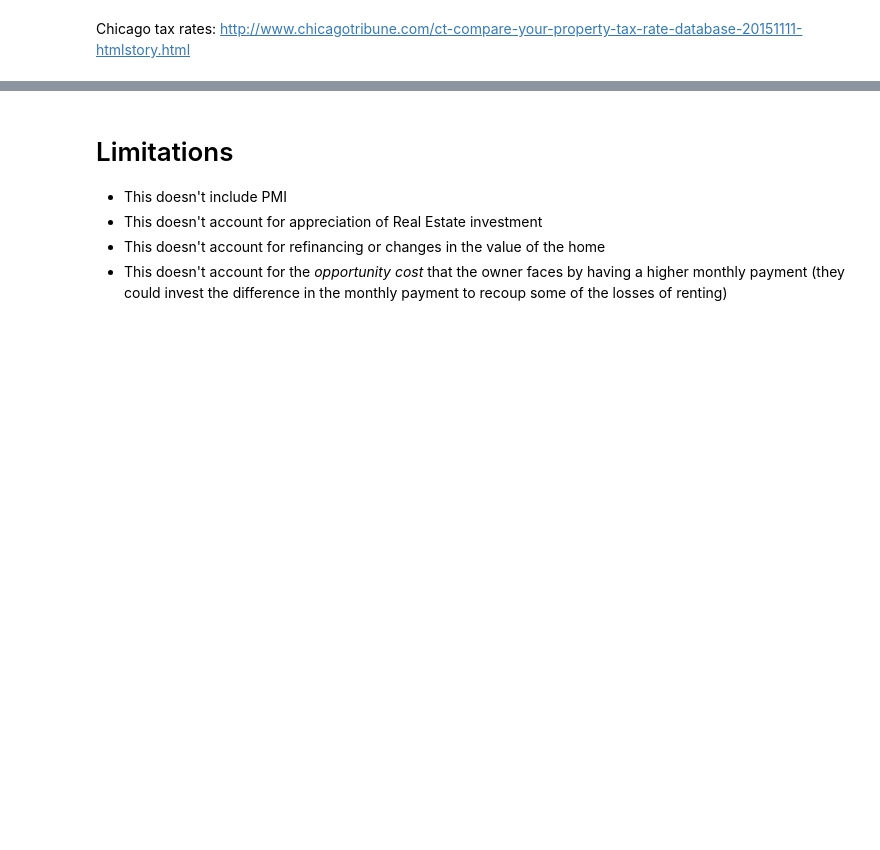
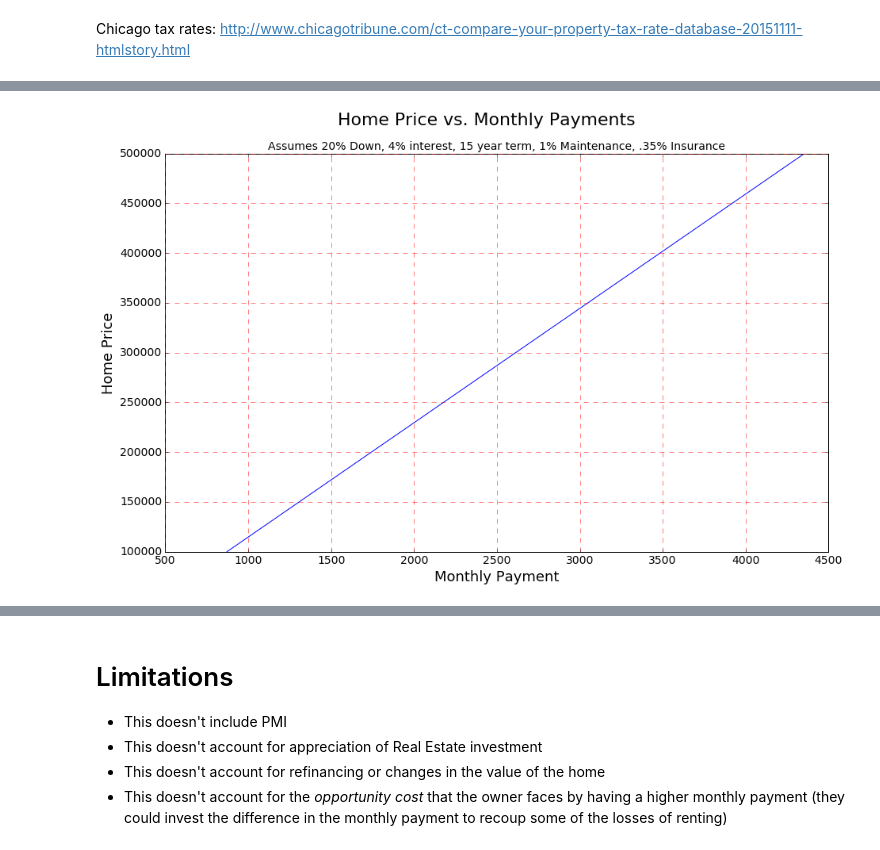
Before and after one commit to dkmehrmann/-deprecated-dkmehrmann.github.io, a Jupyter notebook: _ipynb/drafts/mortgage_calculator.ipynb, the cells around one changed output, grey strips where cells are left out. Saved outputs shown, nothing was run; the diff lists cells and outputs as text; code cells hidden in the pictures; blank space fills up the shorter version.

```diff
--- a/_ipynb/drafts/mortgage_calculator.ipynb
+++ b/_ipynb/drafts/mortgage_calculator.ipynb
@@ -121,0 +143,29 @@ Savings over Renting           $ 84,693.52
+# %%
+home_values = [1000 * x for x in range(100,500)]
+payments = [own_home(value=x,
+             down=.20,
+             interest=0.04,
+             term=15,
+             tax_rate=0.02,
+             maintenance_rate=0.01,
+             insurance_rate=0.0035,
+             HOA_fees=0).total_monthly for x in home_values]
+
+fig, ax = plt.subplots(figsize=(15, 9))
+
+ax.plot(payments, home_values)
+
+ax.grid(b=True, which='major', color='r', linestyle='--')
+
+ax.set_ylabel('Home Price', fontsize=18)
+
+ax.set_xlabel('Monthly Payment', fontsize=18)
+
+plt.suptitle('Home Price vs. Monthly Payments', fontsize=22)
+plt.title('Assumes 20% Down, 4% interest, 15 year term, 1% Maintenance, .35% Insurance', fontsize=14)
+
+ax.tick_params(labelsize=14)
+
+plt.show()
+# %% [output]
+[figure, added]
```
Also changed, not shown: parts of 11 cells of this notebook.
